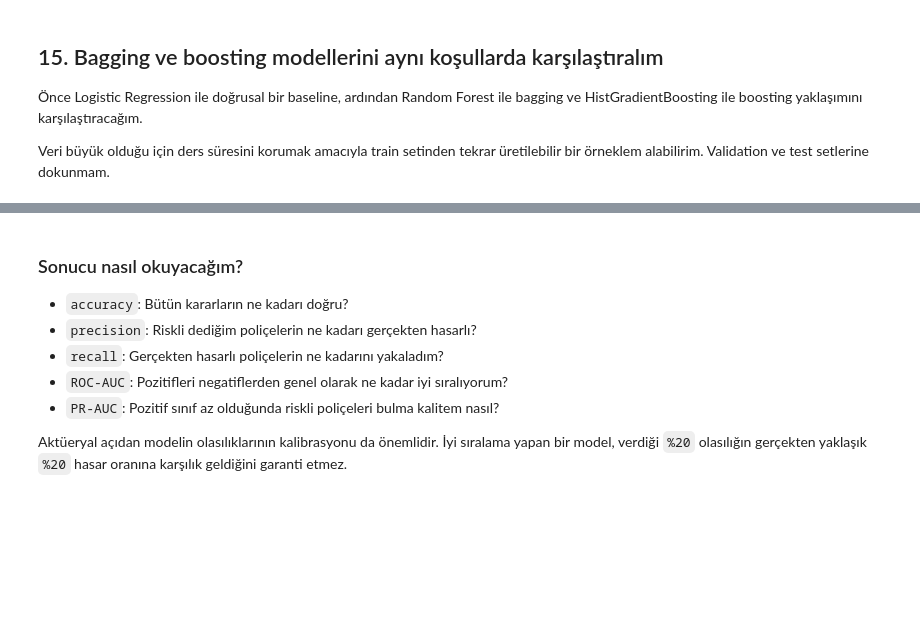
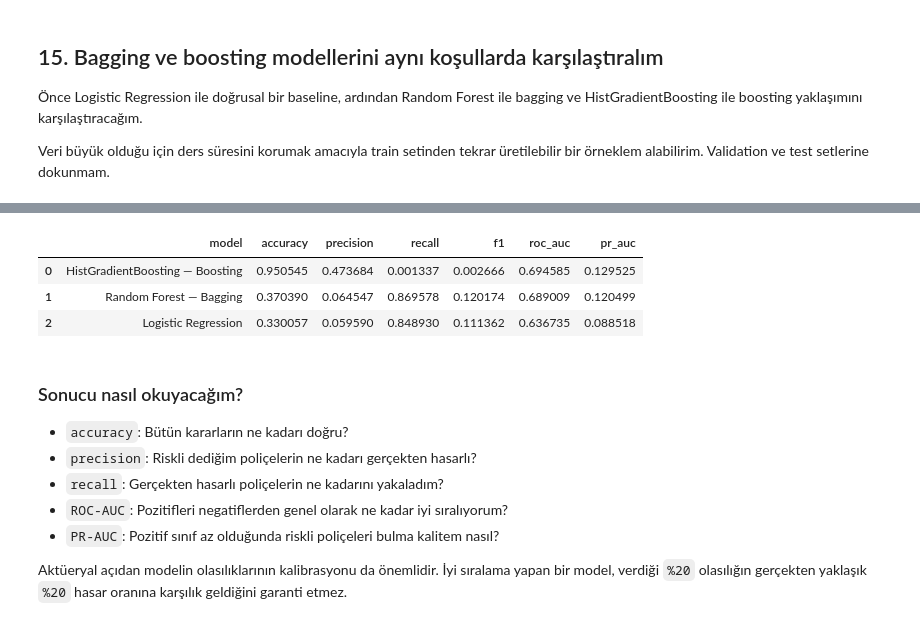
Before and after one commit to serkanars/modern-makine-ogrenmesi-mimarisi-gelistirme-dersi, a Jupyter notebook: hafta_4/Hafta_4_Boosting_Modelleri_ve_Bagging_Karsilastirmasi.ipynb, the cells around one changed output, grey strips where cells are left out. Cells and saved outputs as stored; diff of their text form; code cells hidden in the pictures; blank space fills up the shorter version.

```diff
--- a/hafta_4/Hafta_4_Boosting_Modelleri_ve_Bagging_Karsilastirmasi.ipynb
+++ b/hafta_4/Hafta_4_Boosting_Modelleri_ve_Bagging_Karsilastirmasi.ipynb
@@ -608,29 +783,34 @@ def evaluate(y_true, probability, threshold=0.50):
 # %%
 results = []
 fitted_models = {}
 
 for model_name, model in models.items():
     pipeline = Pipeline([
         ("preprocess", preprocessor),
         ("model", model),
     ])
 
     pipeline.fit(X_train_model, y_train_model)
     valid_probability = pipeline.predict_proba(X_valid)[:, 1]
 
     results.append({
         "model": model_name,
-        **evaluate(y_valid, valid_probability)
+        **evaluate(y_valid, valid_probability, threshold=0.4)
     })
     fitted_models[model_name] = pipeline
 
 validation_results = (
     pd.DataFrame(results)
     .sort_values("pr_auc", ascending=False)
     .reset_index(drop=True)
 )
 
 validation_results
+# %% [output]
+|  | model | accuracy | precision | recall | f1 | roc_auc | pr_auc |
+| 0 | HistGradientBoosting — Boosting | 0.950545 | 0.473684 | 0.001337 | 0.002666 | 0.694585 | 0.129525 |
+| 1 | Random Forest — Bagging | 0.370390 | 0.064547 | 0.869578 | 0.120174 | 0.689009 | 0.120499 |
+| 2 | Logistic Regression | 0.330057 | 0.059590 | 0.848930 | 0.111362 | 0.636735 | 0.088518 |
 # %% [markdown]
 ### Sonucu nasıl okuyacağım?
 
```
Also changed, not shown: parts of 18 cells of this notebook, 2 other files.
